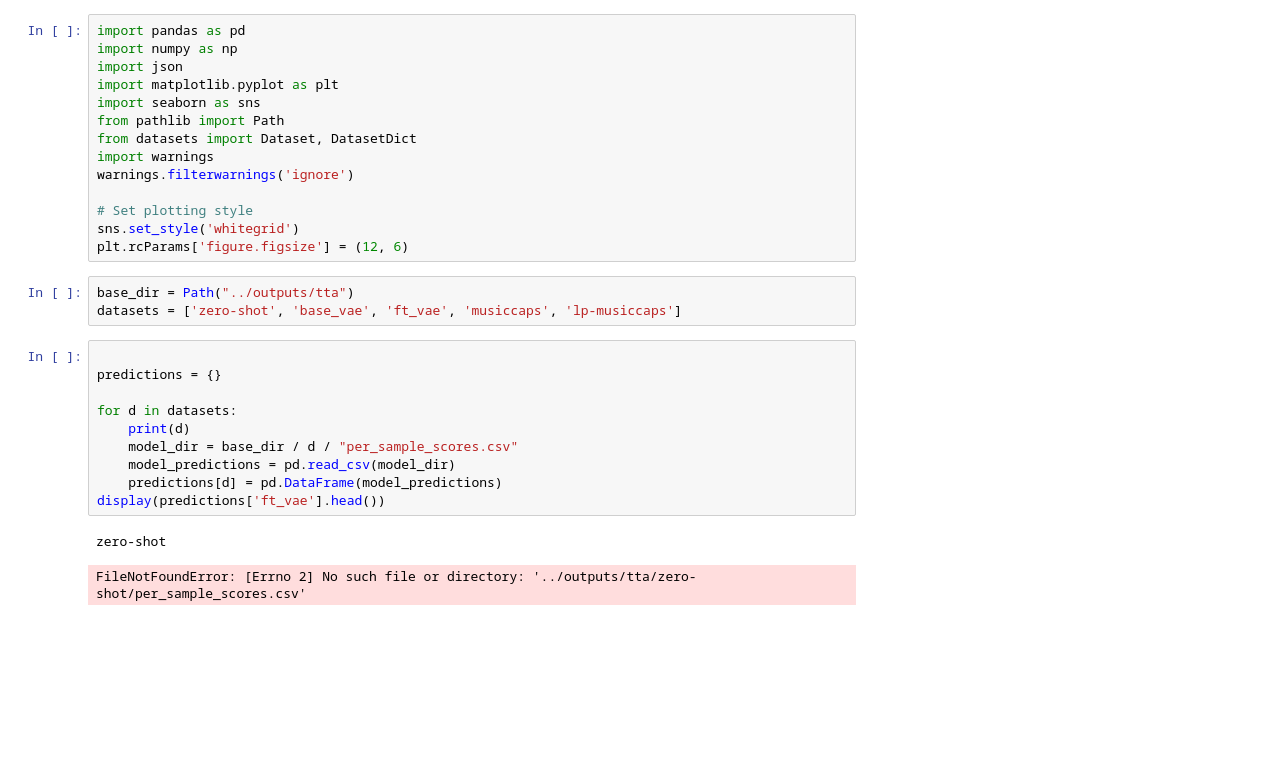
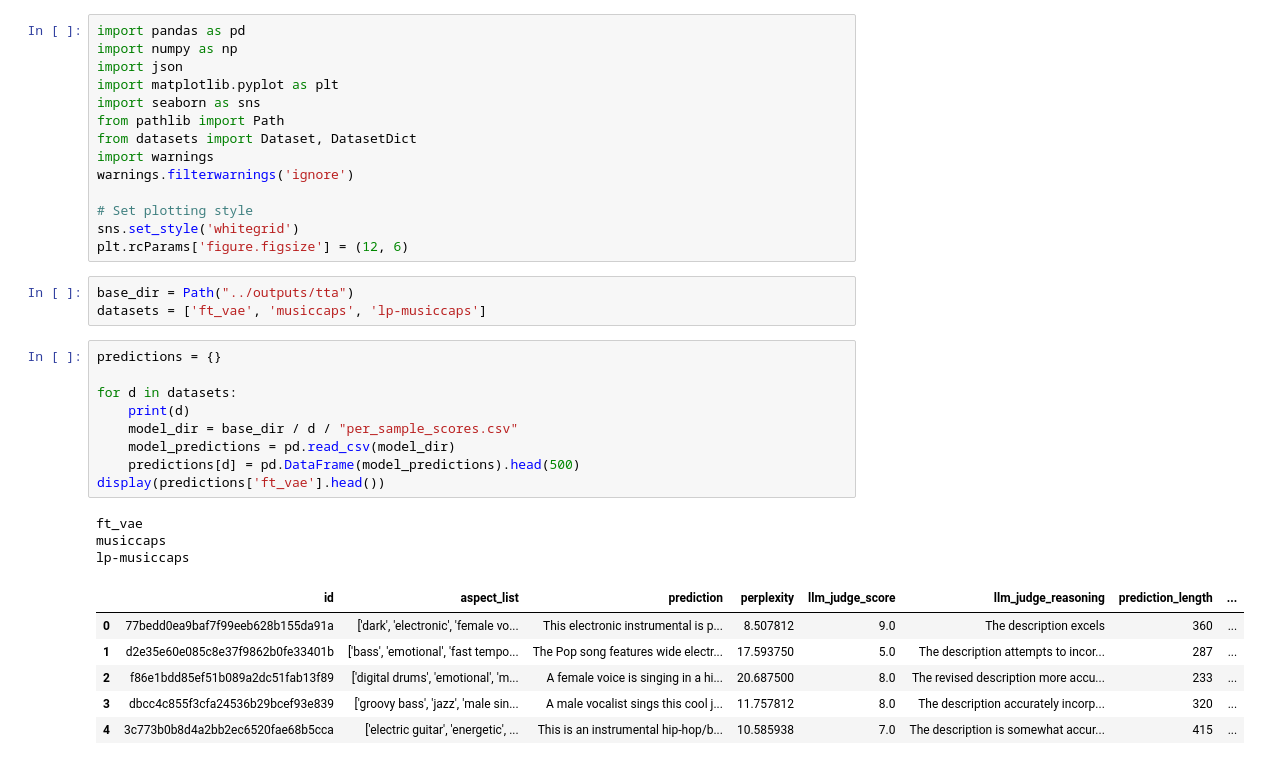
Before and after one commit to BrunoSienkiewicz/ConceptCaps, a Jupyter notebook: notebooks/full-inference-analysis.ipynb, the cells around one changed output. Saved outputs shown, nothing was run; the diff lists cells and outputs as text; blank space fills up the shorter version.

```diff
--- a/notebooks/full-inference-analysis.ipynb
+++ b/notebooks/full-inference-analysis.ipynb
@@ -14,17 +14,23 @@ sns.set_style('whitegrid')
 plt.rcParams['figure.figsize'] = (12, 6)
 # %%
 base_dir = Path("../outputs/tta")
-datasets = ['zero-shot', 'base_vae', 'ft_vae', 'musiccaps', 'lp-musiccaps']
+datasets = ['ft_vae', 'musiccaps', 'lp-musiccaps']
 # %%
-
 predictions = {}
 
 for d in datasets:
     print(d)
     model_dir = base_dir / d / "per_sample_scores.csv"
     model_predictions = pd.read_csv(model_dir)
-    predictions[d] = pd.DataFrame(model_predictions)
+    predictions[d] = pd.DataFrame(model_predictions).head(500)
 display(predictions['ft_vae'].head())
 # %% [output]
-zero-shot
+ft_vae
+musiccaps
+lp-musiccaps
-FileNotFoundError: [Errno 2] No such file or directory: '../outputs/tta/zero-shot/per_sample_scores.csv'
+|  | id | aspect_list | prediction | perplexity | llm_judge_score | llm_judge_reasoning | prediction_length | ... |
+| 0 | 77bedd0ea9baf7f99eeb628b155da91a | ['dark', 'electronic', 'female vo... | This electronic instrumental is p... | 8.507812 | 9.0 | The description excels | 360 | ... |
+| 1 | d2e35e60e085c8e37f9862b0fe33401b | ['bass', 'emotional', 'fast tempo... | The Pop song features wide electr... | 17.593750 | 5.0 | The description attempts to incor... | 287 | ... |
+| 2 | f86e1bdd85ef51b089a2dc51fab13f89 | ['digital drums', 'emotional', 'm... | A female voice is singing in a hi... | 20.687500 | 8.0 | The revised description more accu... | 233 | ... |
+| 3 | dbcc4c855f3cfa24536b29bcef93e839 | ['groovy bass', 'jazz', 'male sin... | A male vocalist sings this cool j... | 11.757812 | 8.0 | The description accurately incorp... | 320 | ... |
+| 4 | 3c773b0b8d4a2bb2ec6520fae68b5cca | ['electric guitar', 'energetic', ... | This is an instrumental hip-hop/b... | 10.585938 | 7.0 | The description is somewhat accur... | 415 | ... |
```
Also changed, not shown: parts of 3 cells of this notebook, 11 other files.
